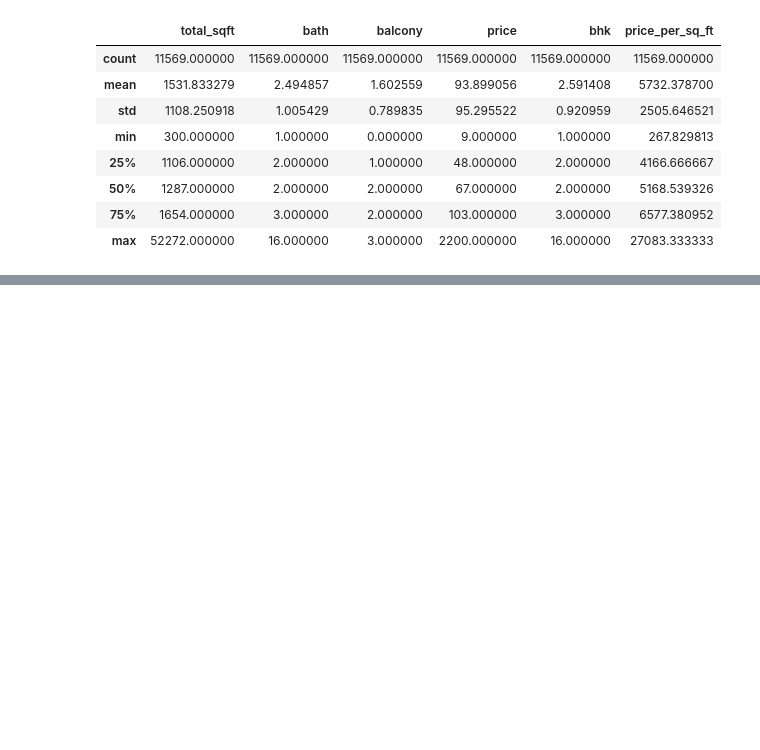
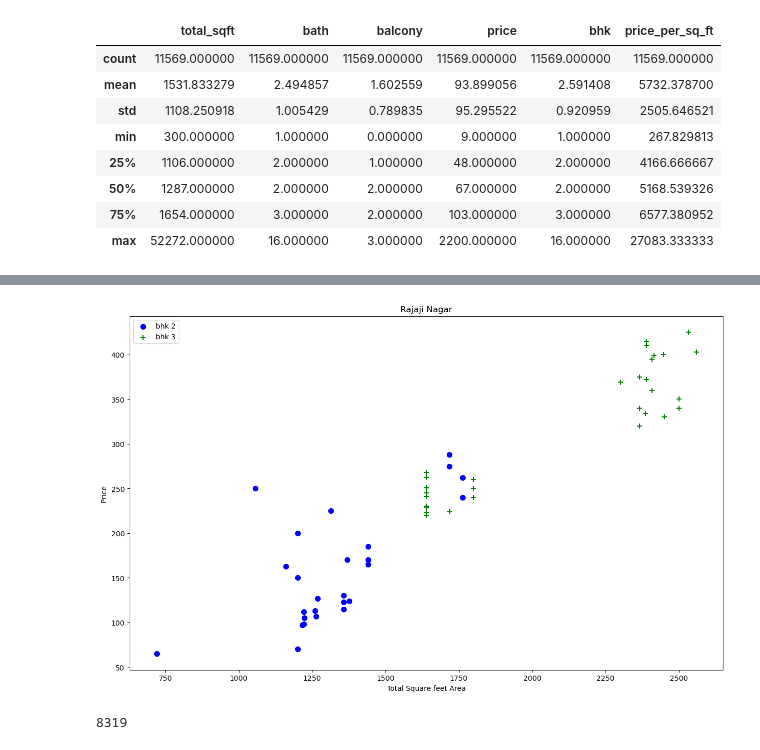
Before and after one commit to rkpm22/bengaluru_house_price_prediction, a Jupyter notebook: src/ML_notebook.ipynb, the cells around one changed output, grey strips where cells are left out. Cells and saved outputs as stored; diff of their text form; code cells hidden in the pictures; blank space fills up the shorter version.

```diff
--- a/src/ML_notebook.ipynb
+++ b/src/ML_notebook.ipynb
@@ -548,0 +555,24 @@ plot_scatter_plot(df10, 'Rajaji Nagar')
+# %%
+def rm_outliers_bhk(df):
+
+    exclude_indices = np.array([])
+
+    for location,location_df in df.groupby('location'):
+
+        bhk_stats = location_df.groupby('bhk')['price_per_sq_ft'].agg(['mean','std','count']).to_dict(orient='index')
+
+        for bhk, bhk_df in location_df.groupby('bhk'):
+            stats = bhk_stats.get(bhk - 1)
+            if stats and stats['count'] > 5:
+                exclude_indices = np.append(exclude_indices, bhk_df[bhk_df.price_per_sq_ft < stats['mean']].index.values)
+    return df.drop(exclude_indices, axis = 'index')
+# %%
+df11 = rm_outliers_bhk(df10)
+# %%
+plot_scatter_plot(df11, 'Rajaji Nagar')
+# %% [output]
+[figure, added]
+# %%
+df11.shape[0]
+# %% [output]
+8319
```
Also changed, not shown: parts of 33 cells of this notebook.
